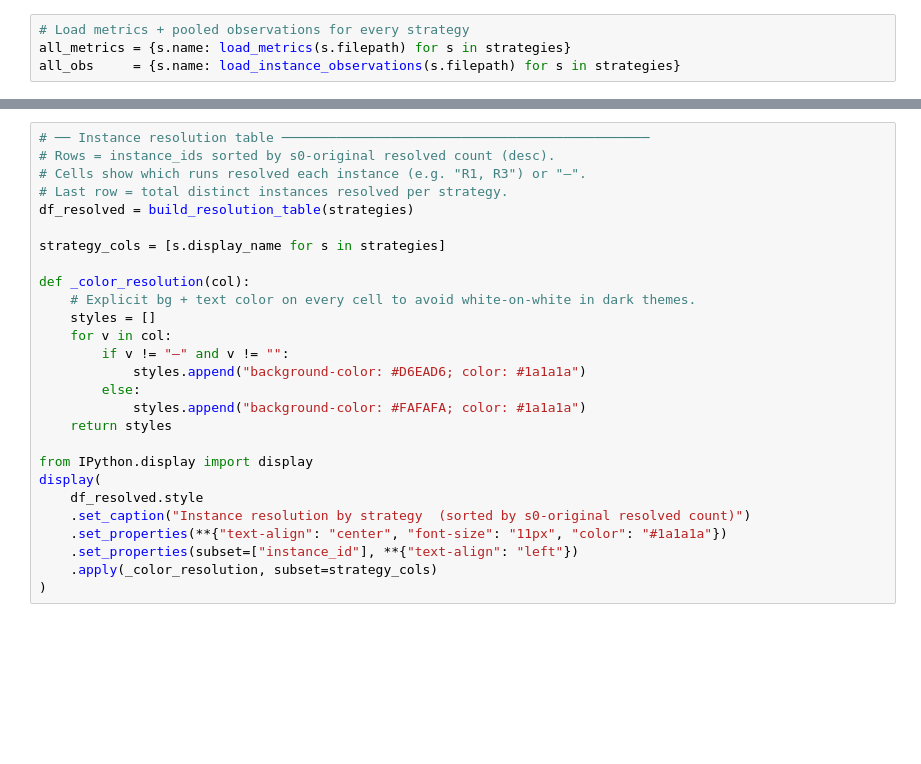
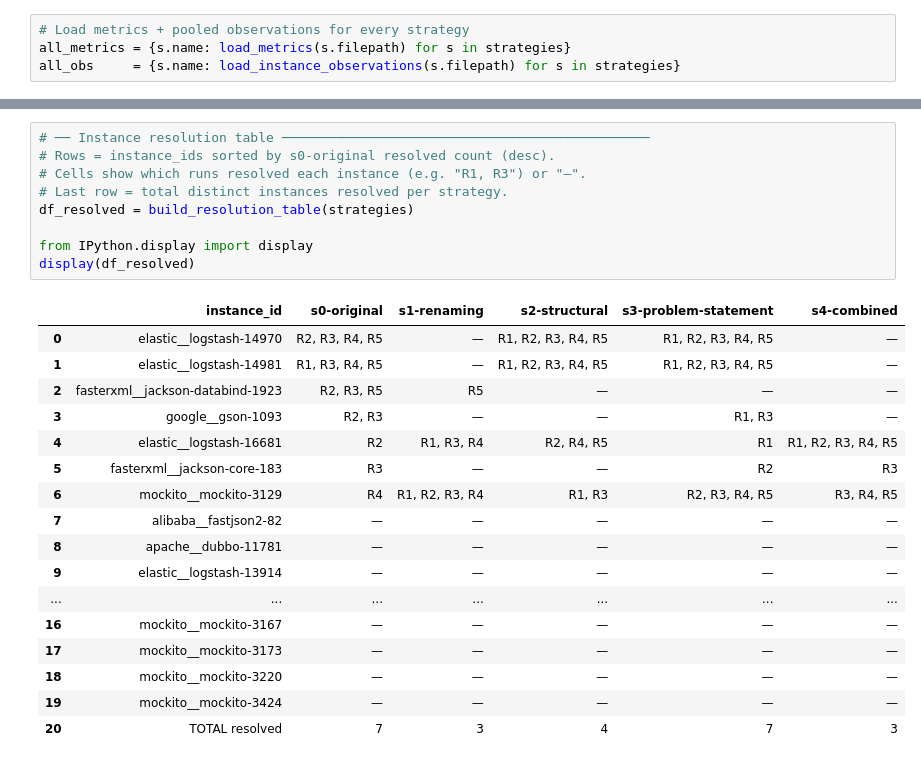
Before and after one commit to Vladislav0Art/thesis-metamorphic-eval, a Jupyter notebook: scripts/comparison.ipynb, the cells around one changed output, grey strips where cells are left out. Drawn from its saved outputs; the diff is of its cells as text; blank space fills up the shorter version.

```diff
--- a/scripts/comparison.ipynb
+++ b/scripts/comparison.ipynb
@@ -165,30 +187,30 @@ plt.show()
 # %%
 # ── Instance resolution table ───────────────────────────────────────────────
 # Rows = instance_ids sorted by s0-original resolved count (desc).
 # Cells show which runs resolved each instance (e.g. "R1, R3") or "—".
 # Last row = total distinct instances resolved per strategy.
 df_resolved = build_resolution_table(strategies)
 
-strategy_cols = [s.display_name for s in strategies]
-
-def _color_resolution(col):
-    # Explicit bg + text color on every cell to avoid white-on-white in dark themes.
-    styles = []
-    for v in col:
-        if v != "—" and v != "":
-            styles.append("background-color: #D6EAD6; color: #1a1a1a")
-        else:
-            styles.append("background-color: #FAFAFA; color: #1a1a1a")
-    return styles
-
 from IPython.display import display
-display(
-    df_resolved.style
-    .set_caption("Instance resolution by strategy  (sorted by s0-original resolved count)")
-    .set_properties(**{"text-align": "center", "font-size": "11px", "color": "#1a1a1a"})
-    .set_properties(subset=["instance_id"], **{"text-align": "left"})
-    .apply(_color_resolution, subset=strategy_cols)
-)
+display(df_resolved)
+# %% [output]
+|  | instance_id | s0-original | s1-renaming | s2-structural | s3-problem-statement | s4-combined |
+| 0 | elastic__logstash-14970 | R2, R3, R4, R5 | — | R1, R2, R3, R4, R5 | R1, R2, R3, R4, R5 | — |
+| 1 | elastic__logstash-14981 | R1, R3, R4, R5 | — | R1, R2, R3, R4, R5 | R1, R2, R3, R4, R5 | — |
+| 2 | fasterxml__jackson-databind-1923 | R2, R3, R5 | R5 | — | — | — |
+| 3 | google__gson-1093 | R2, R3 | — | — | R1, R3 | — |
+| 4 | elastic__logstash-16681 | R2 | R1, R3, R4 | R2, R4, R5 | R1 | R1, R2, R3, R4, R5 |
+| 5 | fasterxml__jackson-core-183 | R3 | — | — | R2 | R3 |
+| 6 | mockito__mockito-3129 | R4 | R1, R2, R3, R4 | R1, R3 | R2, R3, R4, R5 | R3, R4, R5 |
+| 7 | alibaba__fastjson2-82 | — | — | — | — | — |
+| 8 | apache__dubbo-11781 | — | — | — | — | — |
+| 9 | elastic__logstash-13914 | — | — | — | — | — |
+| ... | ... | ... | ... | ... | ... | ... |
+| 16 | mockito__mockito-3167 | — | — | — | — | — |
+| 17 | mockito__mockito-3173 | — | — | — | — | — |
+| 18 | mockito__mockito-3220 | — | — | — | — | — |
+| 19 | mockito__mockito-3424 | — | — | — | — | — |
+| 20 | TOTAL resolved | 7 | 3 | 4 | 7 | 3 |
 # %%
 # ── Statistical significance: s0-original vs each other strategy ────────────
 # Wilcoxon rank-sum test (α=0.05). Highlighted cells = significant (p<0.05).
```
Also changed, not shown: parts of 9 cells of this notebook, 1 other file.
